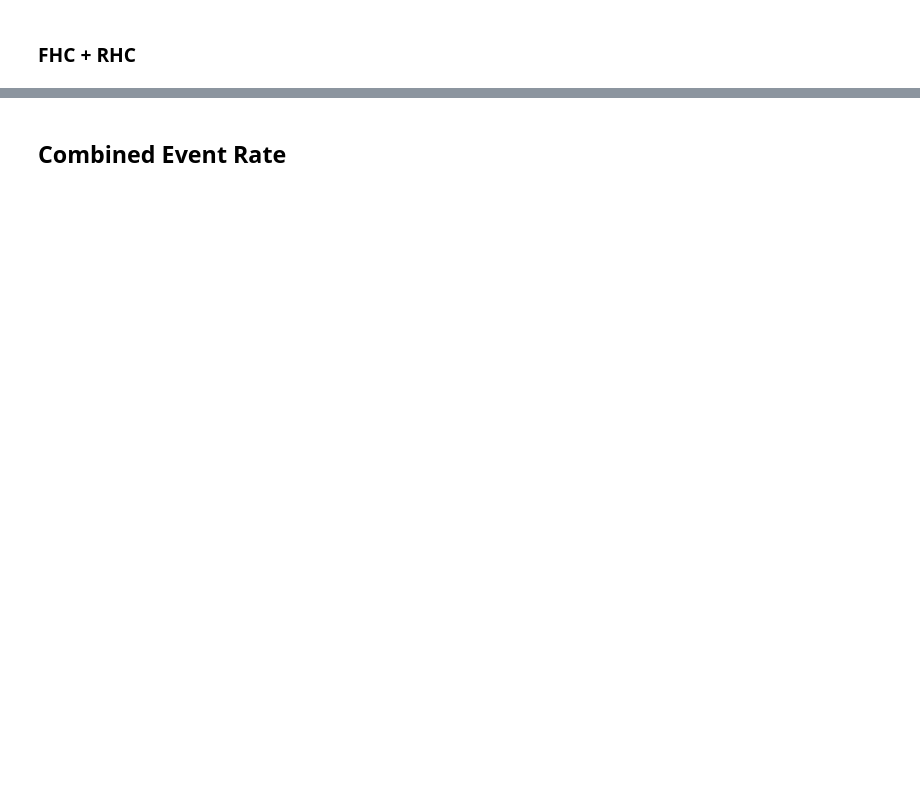
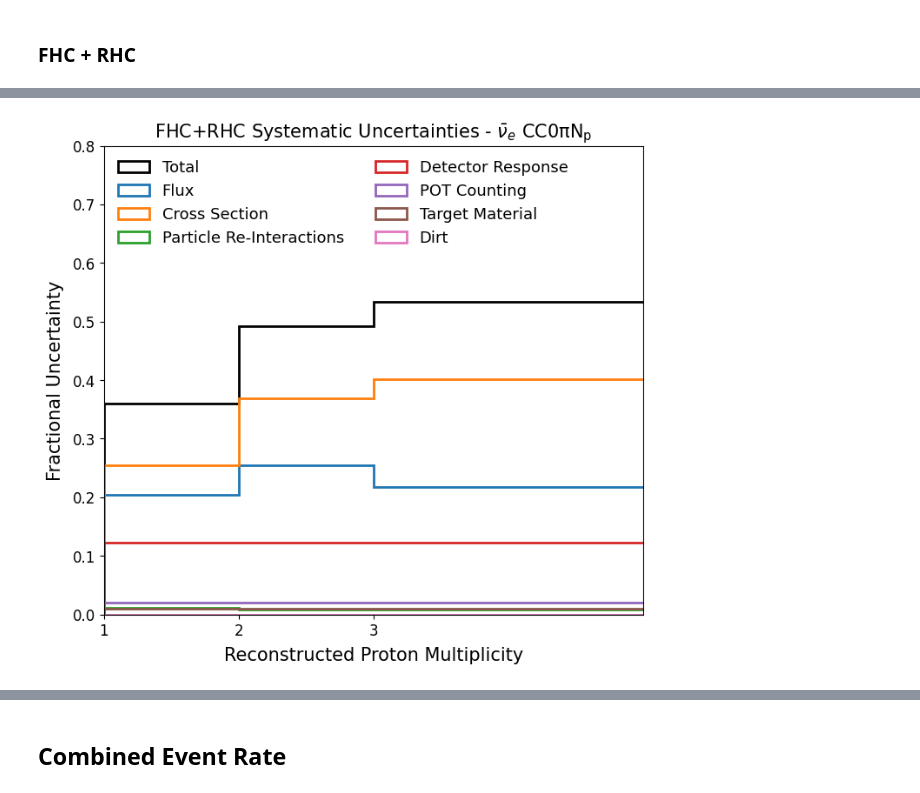
Before and after one commit to abbeybarnard/uB_NuMI_CC_Np, a Jupyter notebook: combined_full.ipynb, the cells around one changed output, grey strips where cells are left out. Cells and saved outputs as stored; diff of their text form; code cells hidden in the pictures; blank space fills up the shorter version.

Commit message:
Updated to do nuebar only uncertainties

```diff
--- a/combined_full.ipynb
+++ b/combined_full.ipynb
@@ -64,10 +76,10 @@ else:
 #with open('unfolding/variations/full_event_rates/FHCVariations_FullEvtRate_'+xvar+'.json') as f_fhc:
         #fhc_dict = json.load(f_fhc)
 
-with open('unfolding/variations/full_event_rates/FHCVariations_FullEvtRate_'+xvar+'_PAPERVERSION.json') as f_fhc: # _FINAL
+with open('unfolding/variations/full_event_rates/FHCVariations_FullEvtRate_'+xvar+'_WORK2.json') as f_fhc: # _FINAL
         fhc_dict = json.load(f_fhc)
 
-with open('unfolding/variations/full_event_rates/RHCVariations_FullEvtRate_'+xvar+'_PAPERVERSION.json') as f_rhc: # _FINAL
+with open('unfolding/variations/full_event_rates/RHCVariations_FullEvtRate_'+xvar+'_WORK2.json') as f_rhc: # _FINAL
         rhc_dict = json.load(f_rhc)
 # %%
 binwidth = []
@@ -1298,7 +1487,6 @@ frac_unc_dict = {
         'pot_counting' : np.sqrt(np.diagonal(frac_cov_dict['pot_counting'])),
         'target_uncertainty' : np.sqrt(np.diagonal(frac_cov_dict['target_uncertainty'])),
         'dirt' : np.sqrt(np.diagonal(frac_cov_dict['dirt'])),
-        'stat' : np.sqrt(np.diagonal(frac_cov_dict['stat'])),
         'total' : np.sqrt(np.diagonal(tot_frac_cov))
 }
 # %%
@@ -1361,3 +1547,72 @@ plt.show()
+# %%
+fig = plt.figure(figsize=(8, 7))
+
+# TOTAL
+plt.hist(bincenters, bins, histtype='step', range=[bins[0], bins[-1]], label="Total",
+            weights=frac_unc_dict['total'], linewidth=2, color='black')
+
+# FLUX
+plt.hist(bincenters, bins, histtype='step', range=[bins[0], bins[-1]], label="Flux",
+         weights=frac_unc_dict['flux_all'], linewidth=2)#, color='royalblue')
+
+ # CROSS SECTION MODELS
+plt.hist(bincenters, bins, histtype='step', range=[bins[0], bins[-1]], label="Cross Section", # Originally "GENIE""
+             weights=frac_unc_dict['genie_all'], linewidth=2)#, color='goldenrod')
+
+plt.hist(bincenters, bins, histtype='step', range=[bins[0], bins[-1]], label="Particle Re-Interactions", # Originally "GEANT4"
+             weights=frac_unc_dict['geant4'], linewidth=2)#, color='green')
+
+# DETECTOR
+plt.hist(bincenters, bins, histtype='step', range=[bins[0], bins[-1]], label="Detector Response", # Originally "Detector"
+             weights=frac_unc_dict['detector'], linewidth=2)#, color='crimson')
+
+# POT COUNTING
+plt.hist(bincenters, bins, histtype='step', range=[bins[0], bins[-1]], label="POT Counting",
+            weights=frac_unc_dict['pot_counting'], linewidth=2)#, color='purple')
+
+# TARGET
+plt.hist(bincenters, bins, histtype='step', range=[bins[0], bins[-1]], label="Target Material",
+            weights=frac_unc_dict['target_uncertainty'], linewidth=2)#, color='orange')
+
+# DIRT
+plt.hist(bincenters, bins, histtype='step', range=[bins[0], bins[-1]], label="Dirt",
+            weights=frac_unc_dict['dirt'], linewidth=2)#, color='brown')
+
+# # STATISTICAL
+# plt.hist(bincenters, bins, histtype='step', range=[bins[0], bins[-1]], label="Stat",
+#             weights=frac_unc_dict['stat_all'], linewidth=2)#, color='hotpink')
+
+# Stat MC + Stat Data as separate lines
+# stat all has stat data and mc - check this
+# stat data - multiply by MC event rate and divide by data event rate
+# Don't change entry - name a new one!!!!
+# stats MC fine as it is
+# Recalculate total WITHOUT data stats - add in quadrature
+
+plt.xticks(x_ticks, fontsize=12)
+plt.yticks(fontsize=12)
+
+plt.xlabel("Reconstructed " + x_label, fontsize=15, labelpad=7)
+plt.ylabel("Fractional Uncertainty", fontsize=15, labelpad=7)
+
+plt.xlim(bins[0], xhigh)
+plt.ylim(0, 0.8)
+
+plt.legend(fontsize=13, frameon=False, ncol=2, loc='upper left')
+
+# plt.text(0.618, 0.77, "MicroBooNE In Progress", fontsize=13.5, transform=plt.gca().transAxes)
+
+# plt.title("FHC+RHC Fractional Systematic Uncertainties - $\bar{\nu}_e CC0\piNp$", fontsize=15)
+plt.title(r"FHC+RHC Systematic Uncertainties - $\bar{\nu}_e\ \mathrm{CC}0\mathrm{\pi} \mathrm{N_p}$", fontsize=15)
+
+#plt.savefig("/Users/abarnard/phd/ccnp/uBNuMI_CC1eNp/plots/combined/"+xvar+"_Uncertainty.svg", bbox_inches='tight')
+
+plt.savefig("/Users/abarnard/Desktop/"+xvar+"_Uncertainty_Nuebar.svg", bbox_inches='tight')
+
+
+plt.show()
+# %% [output]
+[figure, added]
 # %%
 # Display the non-fractional (absolute) statistical covariances
 
```
Also changed, not shown: parts of 72 cells of this notebook, 5 other files.
